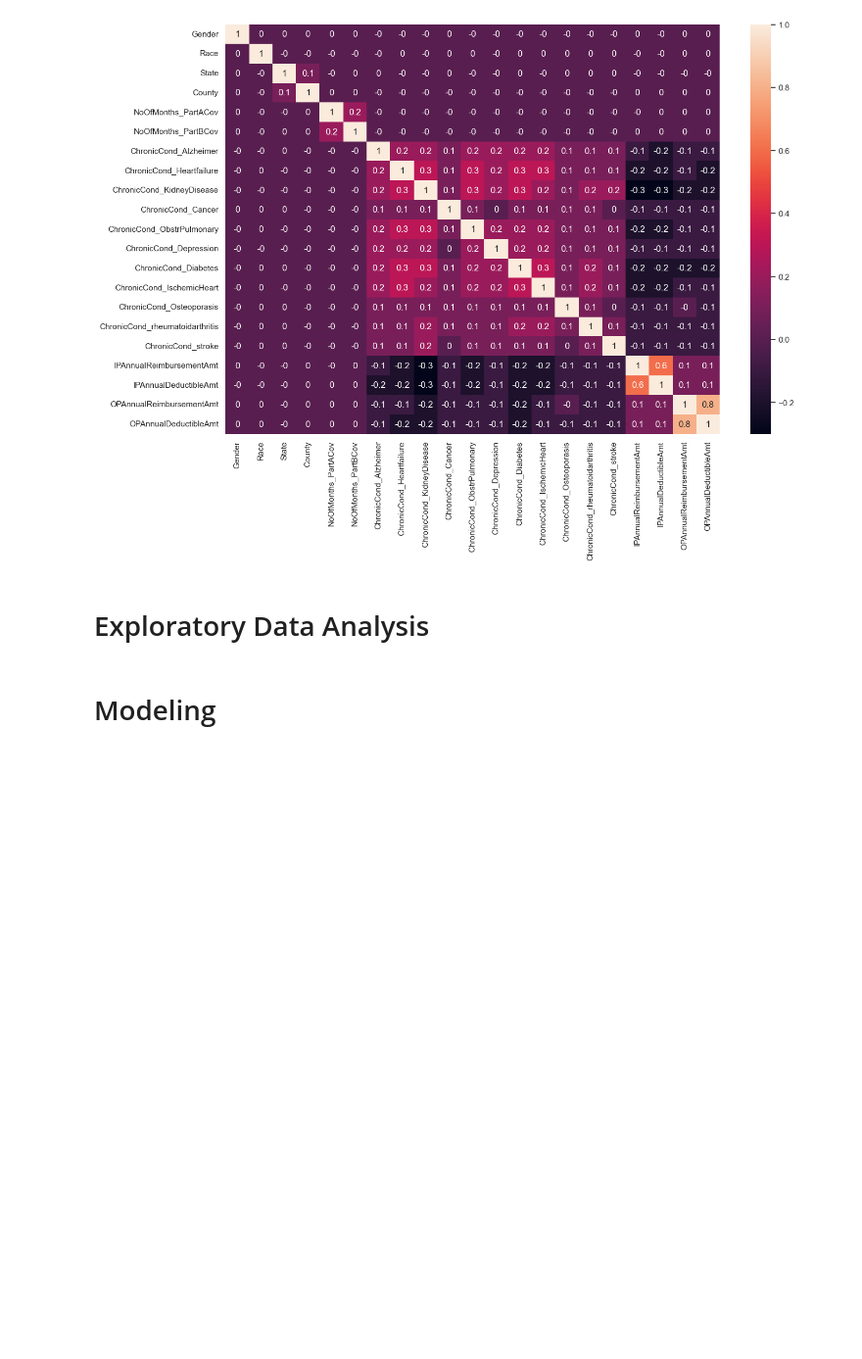
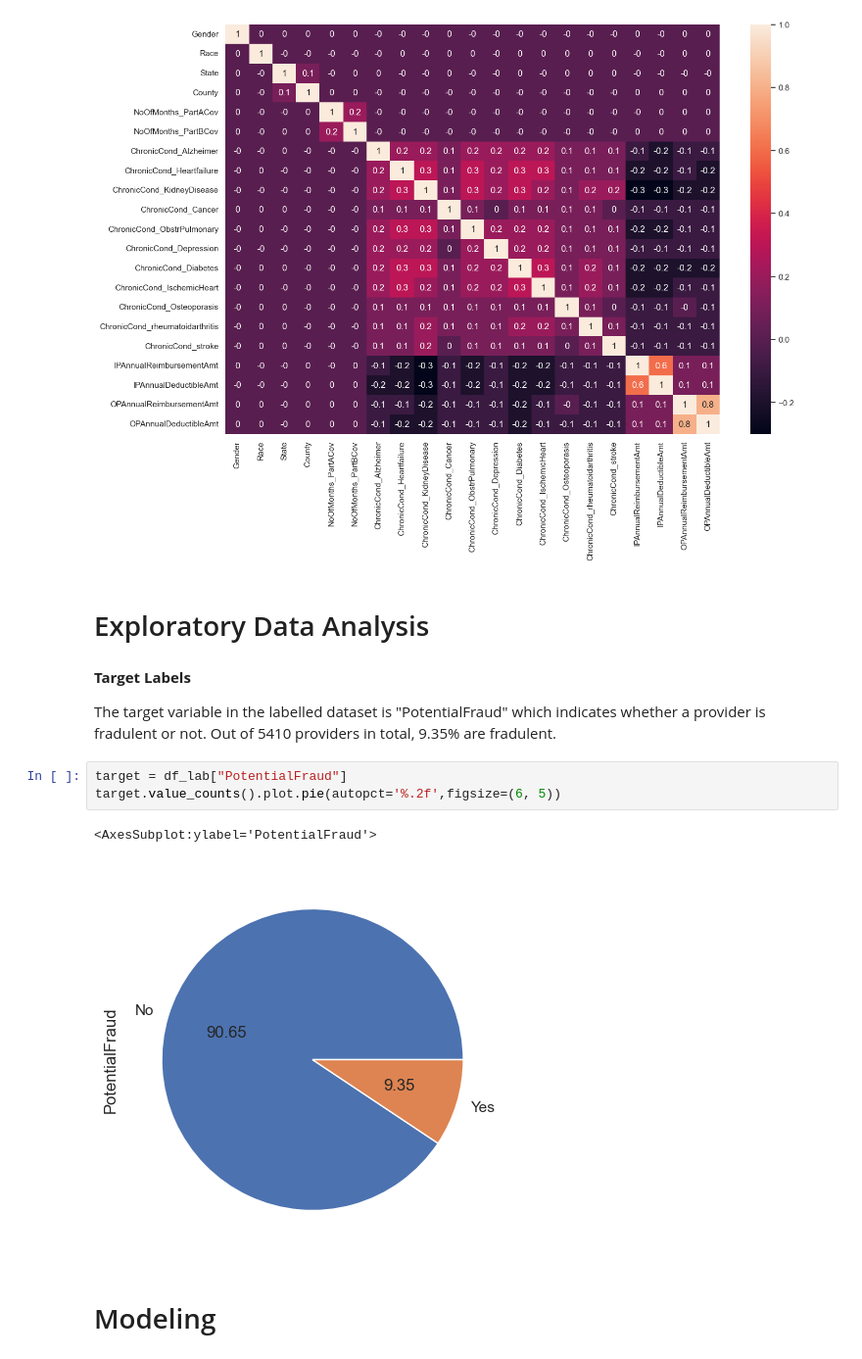
Before and after one commit to evkumar71/DataScience, a Jupyter notebook: Healtcare_fraud_detection.ipynb, the cells around one changed output. Shown: that part at 98% size. Saved outputs shown, nothing was run; the diff lists cells and outputs as text; blank space fills up the shorter version.

Commit message:
added pie-chart

```diff
--- a/Healtcare_fraud_detection.ipynb
+++ b/Healtcare_fraud_detection.ipynb
@@ -76,5 +76,15 @@ sns.heatmap(df_bene_corr, annot=True)
 [figure]
 # %% [markdown]
 # Exploratory Data Analysis
+# %% [markdown]
+**Target Labels**
+
+The target variable in the labelled dataset is "PotentialFraud" which indicates whether a provider is fradulent or not. Out of 5410 providers in total, 9.35% are fradulent.
+# %%
+target = df_lab["PotentialFraud"]
+target.value_counts().plot.pie(autopct='%.2f',figsize=(6, 5))
+# %% [output]
+<AxesSubplot:ylabel='PotentialFraud'>
+[figure, added]
 # %% [markdown]
 # Modeling
```
Also changed, not shown: parts of 1 cell of this notebook.
